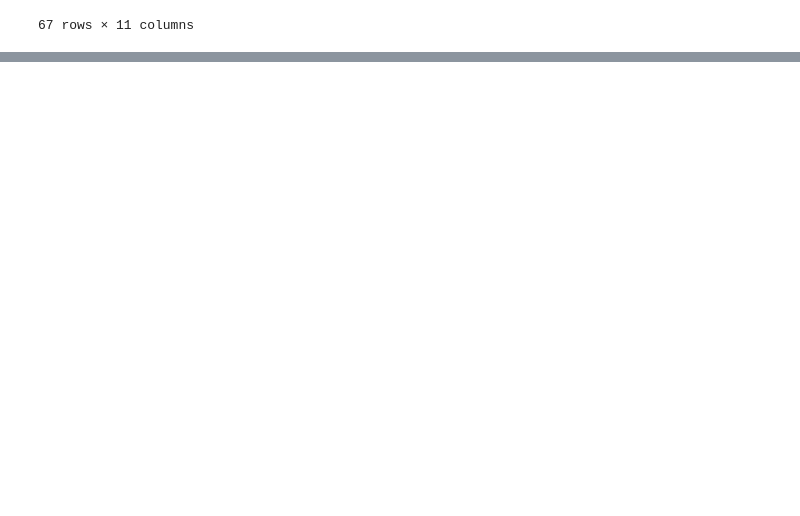
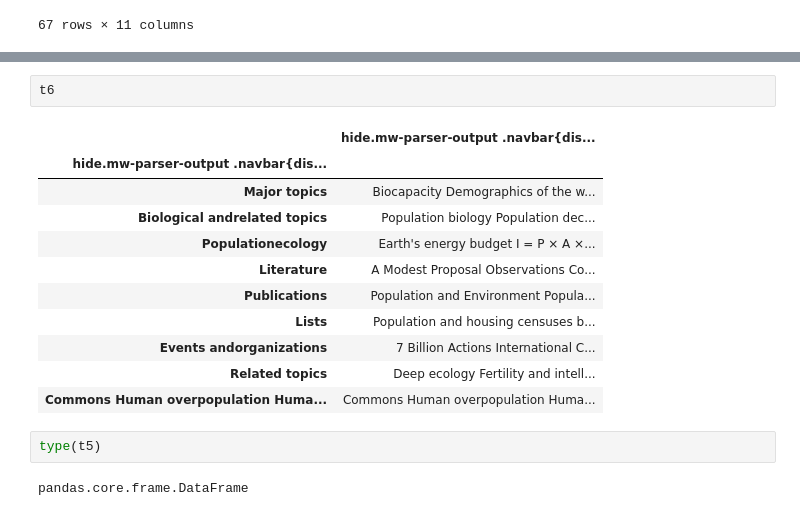
Before and after one commit to kashfifahim/WorldPopulationSim, a Jupyter notebook: Prototype.ipynb, the cells around one changed output, grey strips where cells are left out. Drawn from its saved outputs; the diff is of its cells as text; blank space fills up the shorter version.

```diff
--- a/Prototype.ipynb
+++ b/Prototype.ipynb
@@ -121,3 +121,21 @@ t5
 | Total Asia | 171200 | 175400 | 268400 | 360000 | 374800 | 679366 | 730619 | 925932 | 1298296 | 2139154 | 3389943 |
 | Africa | 16500 | 33000 | 46000 | 55000 | 61000 | 74208 | 90466 | 124697 | 228342 | 387645 | 759954 |
 | World | 230820 | 268273 | 437818 | 555828 | 603410 | 1041092 | 1270014 | 1791020 | 2524531 | 3913482 | 5907680 |
+# %%
+t6
+# %% [output]
+|  | hide.mw-parser-output .navbar{dis... |
+| hide.mw-parser-output .navbar{dis... |  |
+| Major topics | Biocapacity Demographics of the w... |
+| Biological andrelated topics | Population biology Population dec... |
+| Populationecology | Earth's energy budget I = P × A ×... |
+| Literature | A Modest Proposal Observations Co... |
+| Publications | Population and Environment Popula... |
+| Lists | Population and housing censuses b... |
+| Events andorganizations | 7 Billion Actions International C... |
+| Related topics | Deep ecology Fertility and intell... |
+| Commons Human overpopulation Huma... | Commons Human overpopulation Huma... |
+# %%
+type(t5)
+# %% [output]
+pandas.core.frame.DataFrame
```
